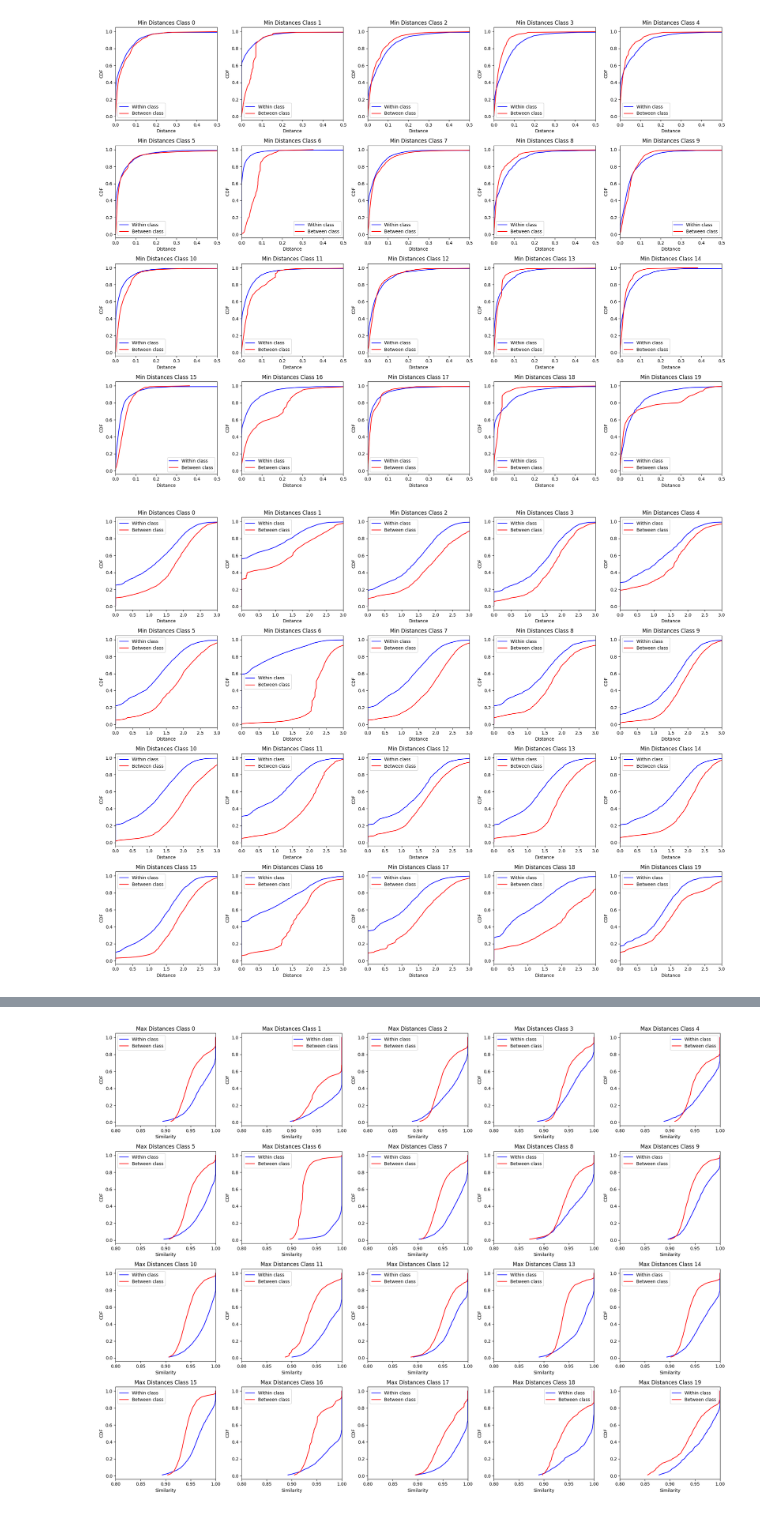
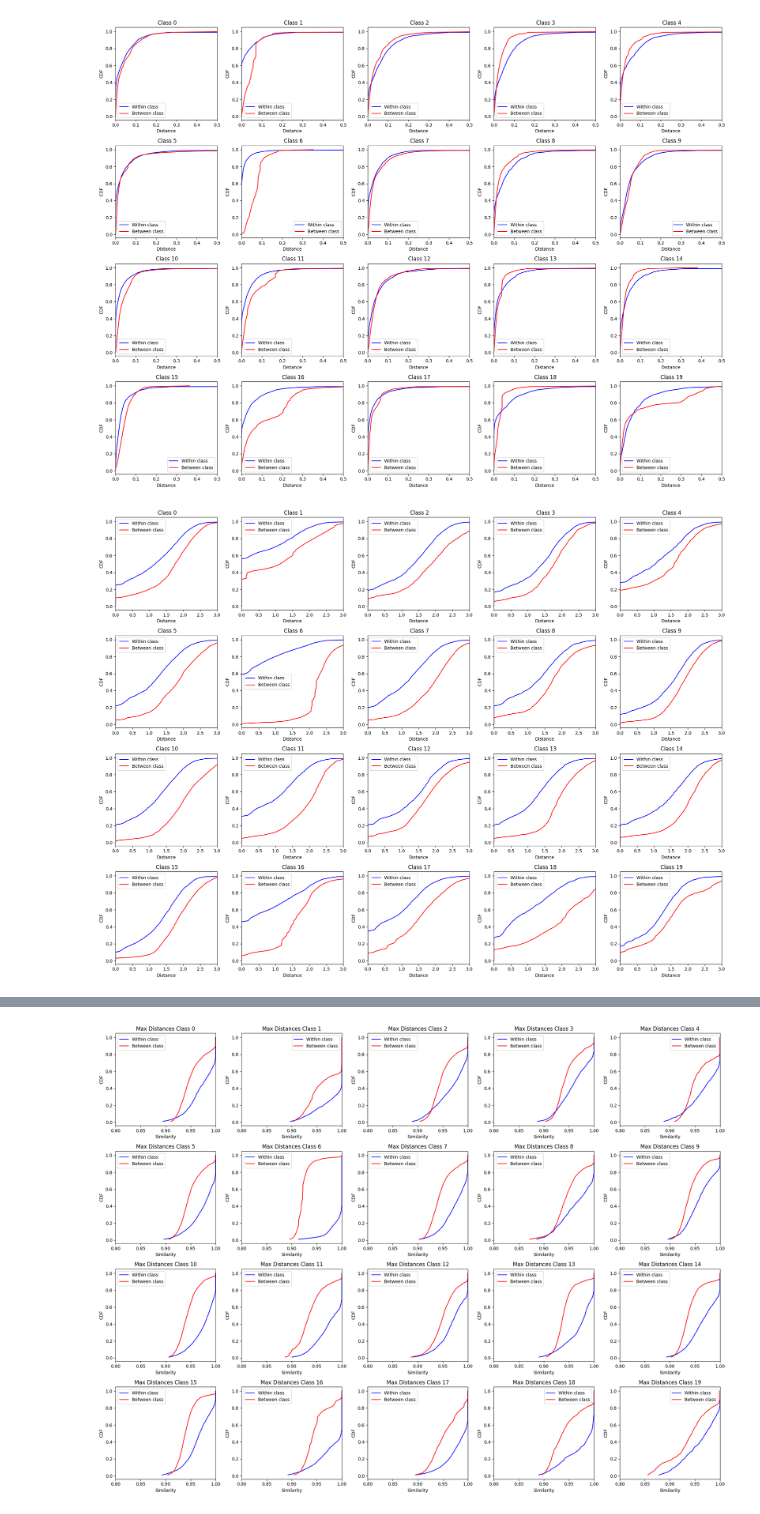
Before and after one commit to elliev7/partiii_research_project, a Jupyter notebook: fingerprinting/variance.ipynb, the cells around one changed output, grey strips where cells are left out. Drawn from its saved outputs; the diff is of its cells as text; code cells hidden in the pictures.

Commit message:
new distance cdfs

```diff
--- a/fingerprinting/variance.ipynb
+++ b/fingerprinting/variance.ipynb
@@ -110,11 +110,11 @@ def plot_cdfs(stats_within, stats_between, title_prefix, name, xlim=1, reverse=F
     plt.savefig(f"/home/ev357/tcbench/src/fingerprinting/plots/{name}.png")
     plt.show()
 # %%
-plot_cdfs(stats_min_within_baseline, stats_min_between_baseline, title_prefix="Min Distances", name="min_baseline", xlim=0.5)
+plot_cdfs(stats_min_within_baseline, stats_min_between_baseline, title_prefix="", name="min_baseline", xlim=0.5)
 # %% [output]
-[figure, old version]
+[figure, new version]
 # %%
-plot_cdfs(stats_min_within_embeddings, stats_min_between_embeddings, title_prefix="Min Distances", name="min_embeddings", xlim=3)
+plot_cdfs(stats_min_within_embeddings, stats_min_between_embeddings, title_prefix="", name="min_embeddings", xlim=3)
 # %% [output]
-[figure, old version]
+[figure, new version]
 # %%
```
Also changed, not shown: parts of 1 cell of this notebook, 4 other files.
